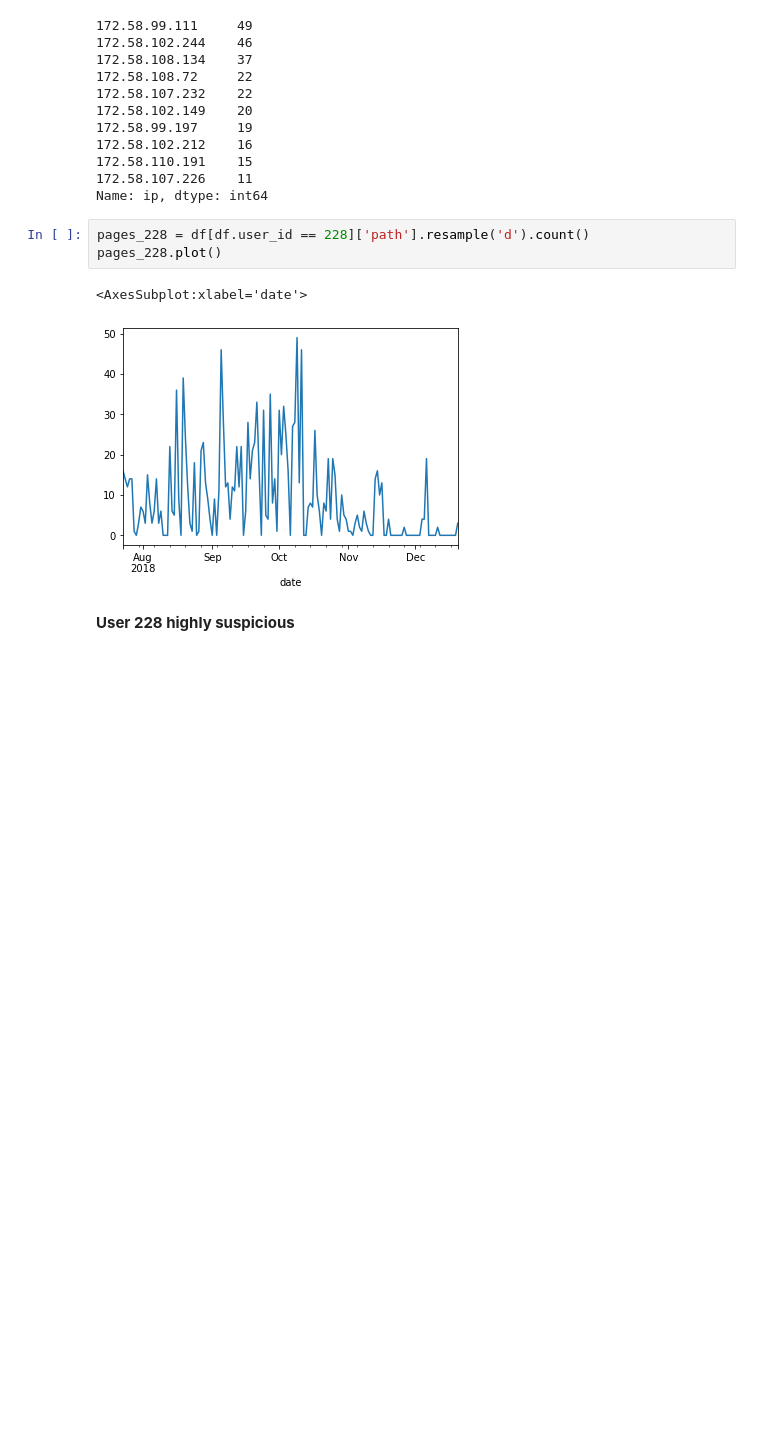
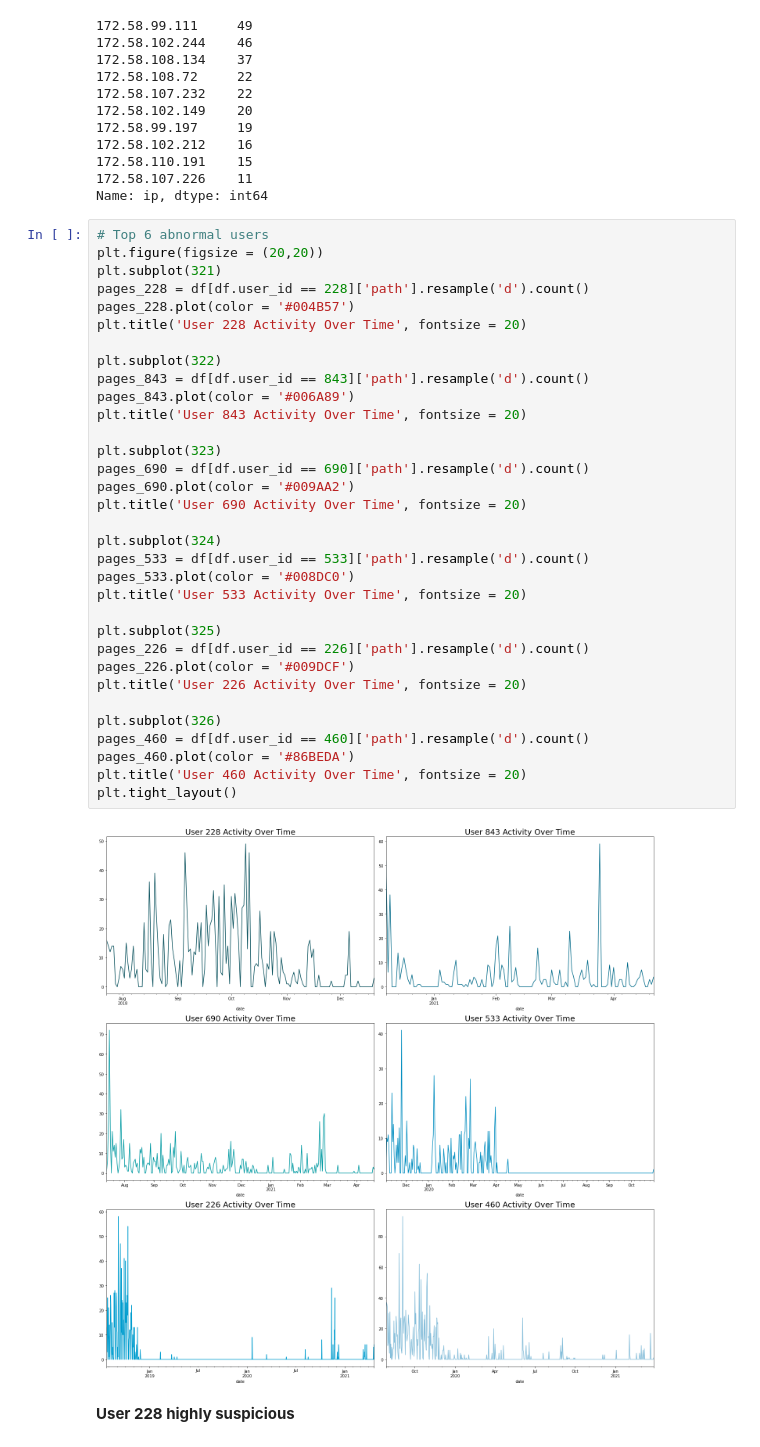
Before and after one commit to JML-Association/Anomaly-Detection-Project, a Jupyter notebook: meredith_eda.ipynb, the cells around one changed output. Saved outputs shown, nothing was run; the diff lists cells and outputs as text; blank space fills up the shorter version.

```diff
--- a/meredith_eda.ipynb
+++ b/meredith_eda.ipynb
@@ -131,12 +132,41 @@ df[df.user_id ==843].ip.value_counts().head(10)
 172.58.110.191    15
 172.58.107.226    11
 Name: ip, dtype: int64
-# %%
-pages_228 = df[df.user_id == 228]['path'].resample('d').count()
-pages_228.plot()
-# %% [output]
-<AxesSubplot:xlabel='date'>
-[figure, removed]
+# %%
+# Top 6 abnormal users
+plt.figure(figsize = (20,20))
+plt.subplot(321)
+pages_228 = df[df.user_id == 228]['path'].resample('d').count()
+pages_228.plot(color = '#004B57')
+plt.title('User 228 Activity Over Time', fontsize = 20)
+
+plt.subplot(322)
+pages_843 = df[df.user_id == 843]['path'].resample('d').count()
+pages_843.plot(color = '#006A89')
+plt.title('User 843 Activity Over Time', fontsize = 20)
+
+plt.subplot(323)
+pages_690 = df[df.user_id == 690]['path'].resample('d').count()
+pages_690.plot(color = '#009AA2')
+plt.title('User 690 Activity Over Time', fontsize = 20)
+
+plt.subplot(324)
+pages_533 = df[df.user_id == 533]['path'].resample('d').count()
+pages_533.plot(color = '#008DC0')
+plt.title('User 533 Activity Over Time', fontsize = 20)
+
+plt.subplot(325)
+pages_226 = df[df.user_id == 226]['path'].resample('d').count()
+pages_226.plot(color = '#009DCF')
+plt.title('User 226 Activity Over Time', fontsize = 20)
+
+plt.subplot(326)
+pages_460 = df[df.user_id == 460]['path'].resample('d').count()
+pages_460.plot(color = '#86BEDA')
+plt.title('User 460 Activity Over Time', fontsize = 20)
+plt.tight_layout()
+# %% [output]
+[figure, added]
 # %% [markdown]
 **User 228 highly suspicious**
 # %%
```
Also changed, not shown: parts of 12 cells of this notebook.
